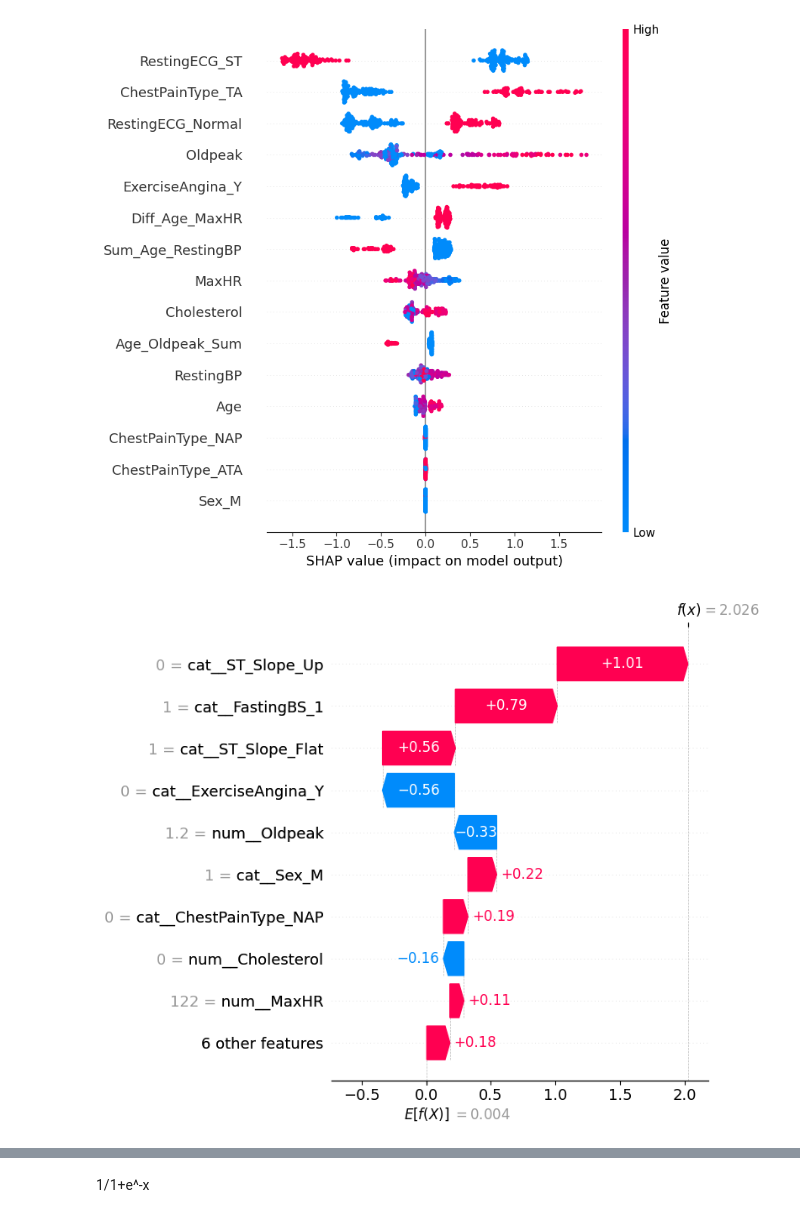
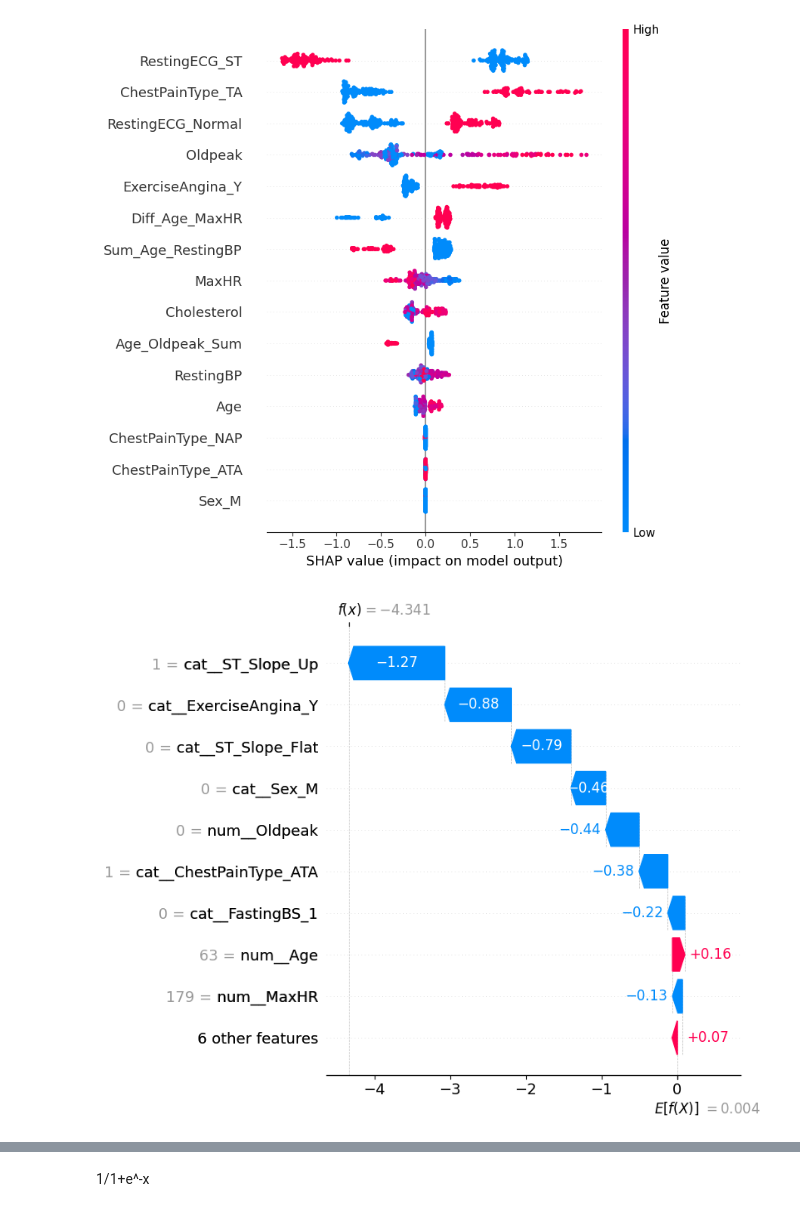
Before and after one commit to malf75/Heart-Failure-ML, a Jupyter notebook: heartdisease.ipynb, the cells around one changed output, grey strips where cells are left out. Saved outputs shown, nothing was run; the diff lists cells and outputs as text; code cells hidden in the pictures.

```diff
--- a/heartdisease.ipynb
+++ b/heartdisease.ipynb
@@ -1539,18 +1521,19 @@ plt.show()
 # %%
 prep = model3.named_steps['prep']
 current_feature_names = prep.get_feature_names_out().tolist()
 
 exp_xgb = explainer_xgb(X_proc_xgb)
 
 exp_xgb.feature_names = current_feature_names
 
 plt.figure(figsize=(10, 6))
 shap.waterfall_plot(
-    exp_xgb[2],
+    exp_xgb[0],
     max_display=10,
     show=False
 )
 plt.tight_layout()
+plt.savefig(f'images/shap_waterfall_plot_xgb_0.png', bbox_inches='tight')
 plt.show()
 # %% [output]
-[figure, old version]
+[figure, new version]
```
Also changed, not shown: parts of 16 cells of this notebook.
